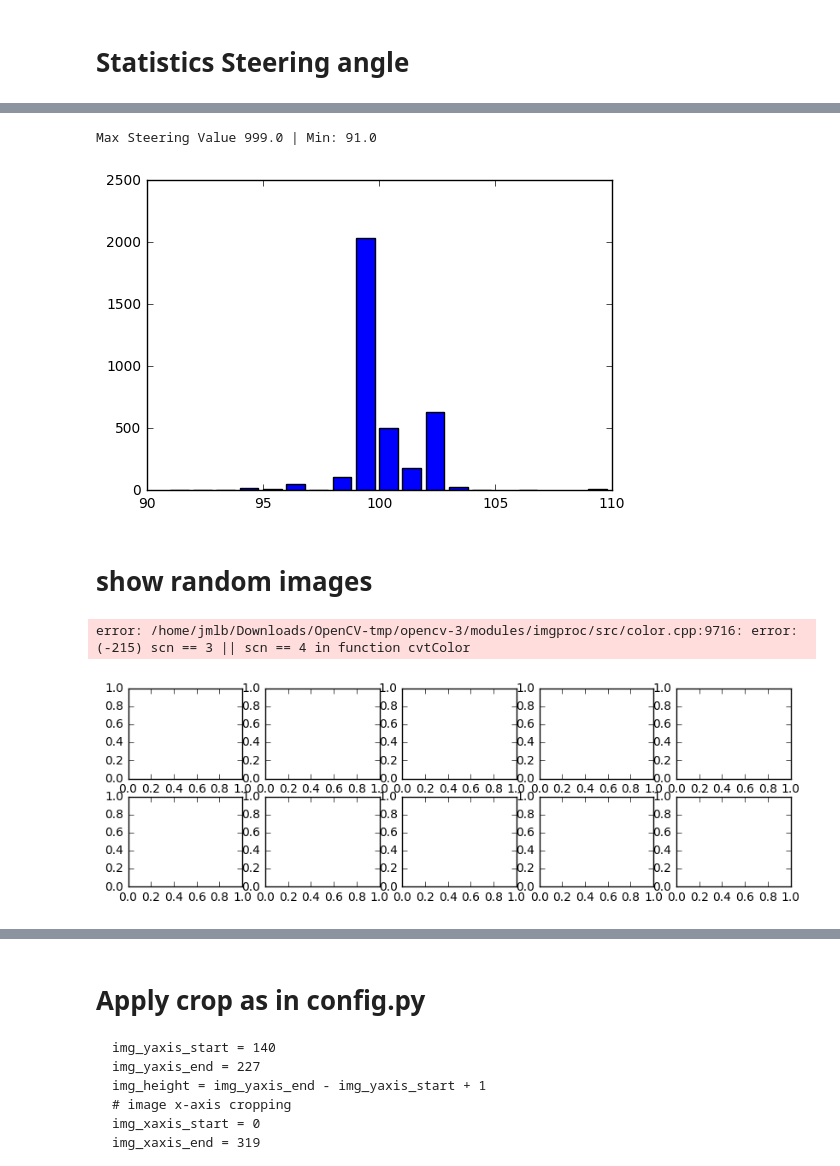
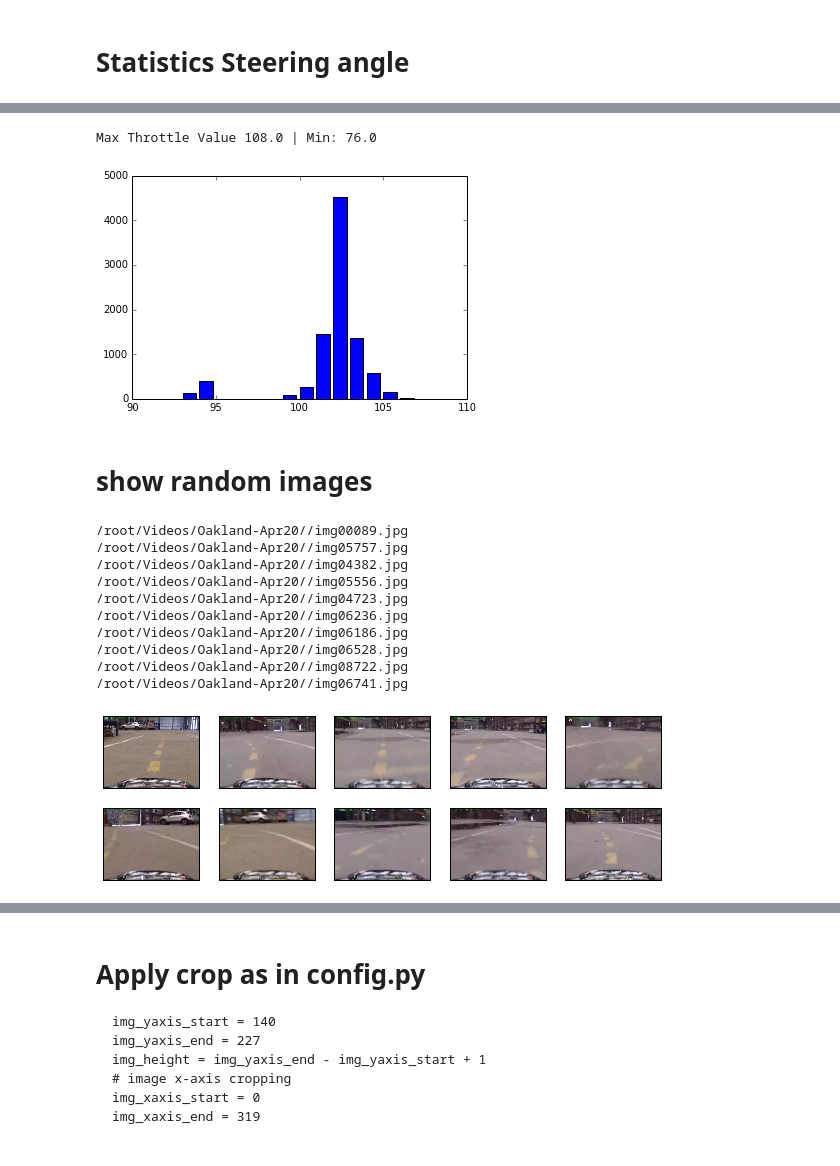
Before and after one commit to cometa/Autonomia, a Jupyter notebook: ConvNet/data_analysis_lola.ipynb, the cells around one changed output, grey strips where cells are left out. Cells and saved outputs as stored; diff of their text form; code cells hidden in the pictures.

Commit message:
updated to work with the Docker image and Python 2.7

```diff
--- a/ConvNet/data_analysis_lola.ipynb
+++ b/ConvNet/data_analysis_lola.ipynb
@@ -11,19 +11,21 @@ from scipy import stats
 import glob
 %matplotlib inline
 # %%
-vid1_dir = 'data/oakland170418/'
+vid1_dir = '/root/Videos/Oakland-Apr20/' #'data/oakland170418/'
 
 
 log_vid1 = []
 
-with open(vid1_dir+'1492543329.txt', 'r') as csvfile:
+#with open(vid1_dir+'1492543329.txt', 'r') as csvfile:
+with open(vid1_dir+'telemetry-Apr20.txt', 'r') as csvfile:
     data_vid1 = csv.reader(csvfile, delimiter=',')
     for row in data_vid1:
         log_vid1.append(row)
 
 log_vid1 = np.array(log_vid1)
 
-print('Example of log file data: img_fname {} | steering {} | throttle {}'.format(*log_vid1[0]))
+print log_vid1[0]
+print('Example of log file data:  {} |  {} | {} |  {}'.format(*log_vid1[0]))
 
 print('Dataset size (vid1): {}'.format(len(log_vid1)))
 # %% [output]
@@ -93,7 +99,12 @@ plt.imshow(img_crop, cmap='gray')
 # %% [markdown]
 # Statistics Steering angle
 # %%
-label_st = log_vid1[:,1].astype('float')
+#print('Dataset size (vid1): {} '.format(len(log_vid1)))
+log = np.array(log)
+print('Dataset size (log): {} '.format(len(log)))
+#print log.shape
+
+label_st = log[:,1].astype('float') #log_vid1[:,1].astype('float')
 
 def count(data):
 
@@ -117,5 +131,6 @@ ValueError: could not convert string to float: 's:90'
 # %%
-label_th = log_vid1[:,2].astype('float')
+#label_th = log_vid1[:,2].astype('float')
+label_th = log[:,2].astype('float')
 
 def count(data):
 
@@ -133,32 +148,43 @@ freq = count(label_th)
 plt.bar(freq[:,0], freq[:,1])
 plt.xlim([90,110])
 
-print('Max Steering Value {} | Min: {}'.format(np.max(label_th), np.min(label_th)))
+print('Max Throttle Value {} | Min: {}'.format(np.max(label_th), np.min(label_th)))
 # %% [output]
-Max Steering Value 999.0 | Min: 91.0
+Max Throttle Value 108.0 | Min: 76.0
-[figure, old version]
+[figure, new version]
 # %% [markdown]
 # show random images
 # %%
 idx_list = np.random.randint(0, len(log_vid1), size=10)
 
 col, row = [0, 0]
 _, ax = plt.subplots(2, 5, figsize=(10, 3))
 for i, idx in enumerate(idx_list):
-    img_adress = vid1_dir+log_vid1[idx, 0]
+#    img_adress = vid1_dir+log_vid1[idx, 0]
+    img_adress = log[idx, 0]
     img = cv2.imread(img_adress)
-    img = cv2.cvtColor(img, cv2.COLOR_BGR2RGB)
+    print img_adress
+    img = cv2.cvtColor(img, cv2.COLOR_BGR2RGB) #COLOR_BGR2YCR_CB) #cv2.COLOR_BGR2RGB)
     ax[row, col].imshow(img)
     ax[row, col].set_xticks([])
     ax[row, col].set_yticks([])
     if col == 4:
         col, row = 0, row+1
     else:
         col = col + 1
 plt.show()
 # %% [output]
-error: /home/jmlb/Downloads/OpenCV-tmp/opencv-3/modules/imgproc/src/color.cpp:9716: error: (-215) scn == 3 || scn == 4 in function cvtColor
+/root/Videos/Oakland-Apr20//img00089.jpg
+/root/Videos/Oakland-Apr20//img05757.jpg
+/root/Videos/Oakland-Apr20//img04382.jpg
+/root/Videos/Oakland-Apr20//img05556.jpg
+/root/Videos/Oakland-Apr20//img04723.jpg
+/root/Videos/Oakland-Apr20//img06236.jpg
+/root/Videos/Oakland-Apr20//img06186.jpg
+/root/Videos/Oakland-Apr20//img06528.jpg
+/root/Videos/Oakland-Apr20//img08722.jpg
+/root/Videos/Oakland-Apr20//img06741.jpg
-[figure, old version]
+[figure, new version]
 # %%
 # Convert to YCrCb
 # %%
```
Also changed, not shown: parts of 8 cells of this notebook, 1 other file.
